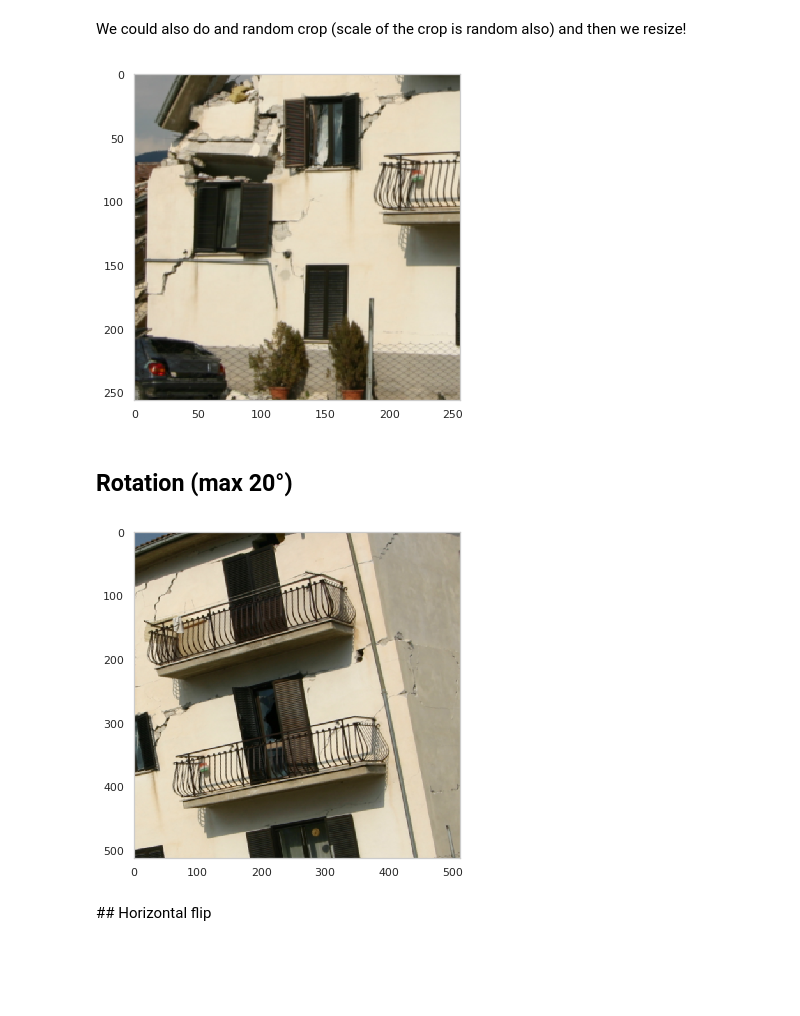
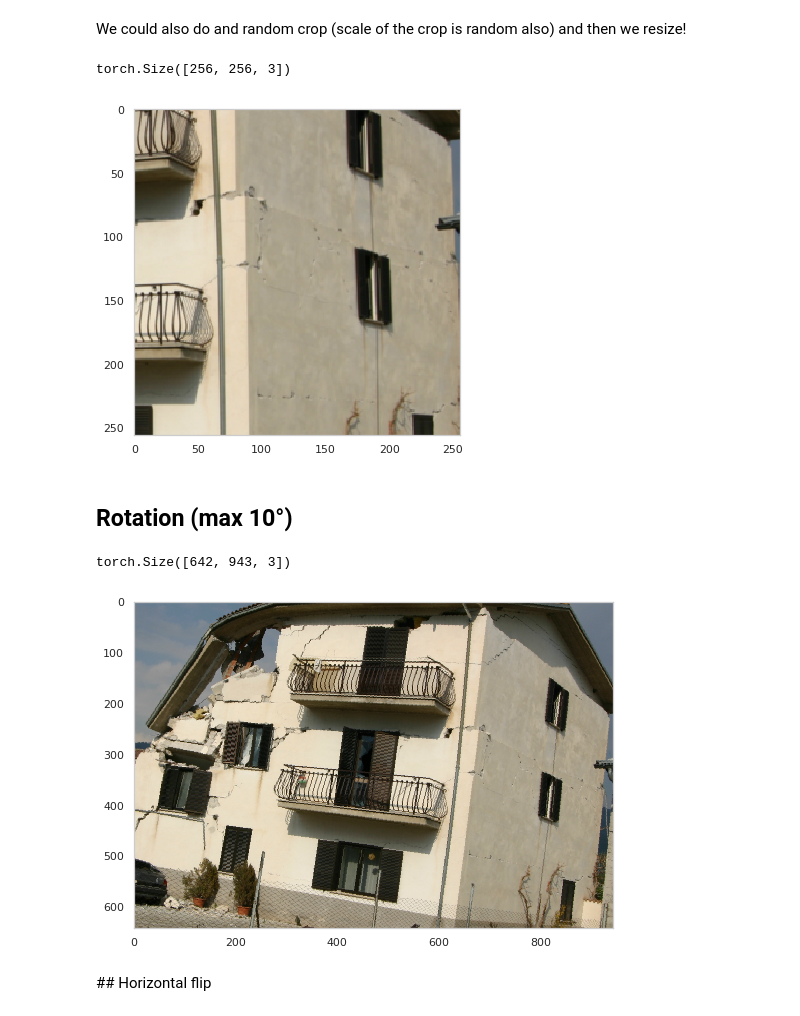
Before and after one commit to gregunz/FacadeParsing, a Jupyter notebook: nb01_data_exploration_and_loading.ipynb, the cells around one changed output. Saved outputs shown, nothing was run; the diff lists cells and outputs as text; code cells hidden in the pictures; blank space fills up the shorter version.

```diff
--- a/nb01_data_exploration_and_loading.ipynb
+++ b/nb01_data_exploration_and_loading.ipynb
@@ -47,3 +43,5 @@ n_crops = pickle.load(open(to_file_path('crops', 'p'), 'rb'))
+# %%
+path = to_file_path('images/images', 'hdf5')
 # %%
 dset = FacadesDatasetH5Patches(path)
 len(dset)
@@ -128,22 +139,24 @@ def random_crop_and_resize(img, crop_size, resize_size, is_label=False):
 # %%
 show_img(random_crop_and_resize(img, (400, 400), (256, 256)))
 # %% [output]
+torch.Size([256, 256, 3])
-[figure, old version]
+[figure, new version]
 # %% [markdown]
-## Rotation (max 20°)
+## Rotation (max 10°)
-# %%
-def random_rot(img, max_deg, crop_size, is_label=False):
-    itp = 0 if is_label else 2 #0 is nearest, 2 is bilinear interpolation
-    return T.Compose([
-        T.ToPILImage(),
-        T.RandomRotation(max_deg, resample=itp),
-        T.CenterCrop(min(img.shape[1:]) * 0.8), # TODO COMPUTE THIS AUTOMATICALLY
-        T.RandomCrop(crop_size),
-        T.ToTensor(),
-    ])(img)
+# %%
+def random_rot(img, max_deg):
+    angle = random.randint(-max_deg, max_deg)
+    img_to_new_dim = lambda img: rotated_rect_with_max_area(*img.size, angle * math.pi / 180)[::-1]
+    return T.Compose([
+        T.ToPILImage(),
+        T.Lambda(lambda img: TF.rotate(img, angle)),
+        T.Lambda(lambda img: T.CenterCrop(img_to_new_dim(img))(img)),
+        T.ToTensor(),
+    ])(img)
 # %%
-show_img(random_rot(img, 10, (512, 512)))
+show_img(random_rot(img, 10))
 # %% [output]
+torch.Size([642, 943, 3])
-[figure, old version]
+[figure, new version]
 # %% [markdown]
 ## Horizontal flip
```
Also changed, not shown: parts of 14 cells of this notebook, 14 other files.
